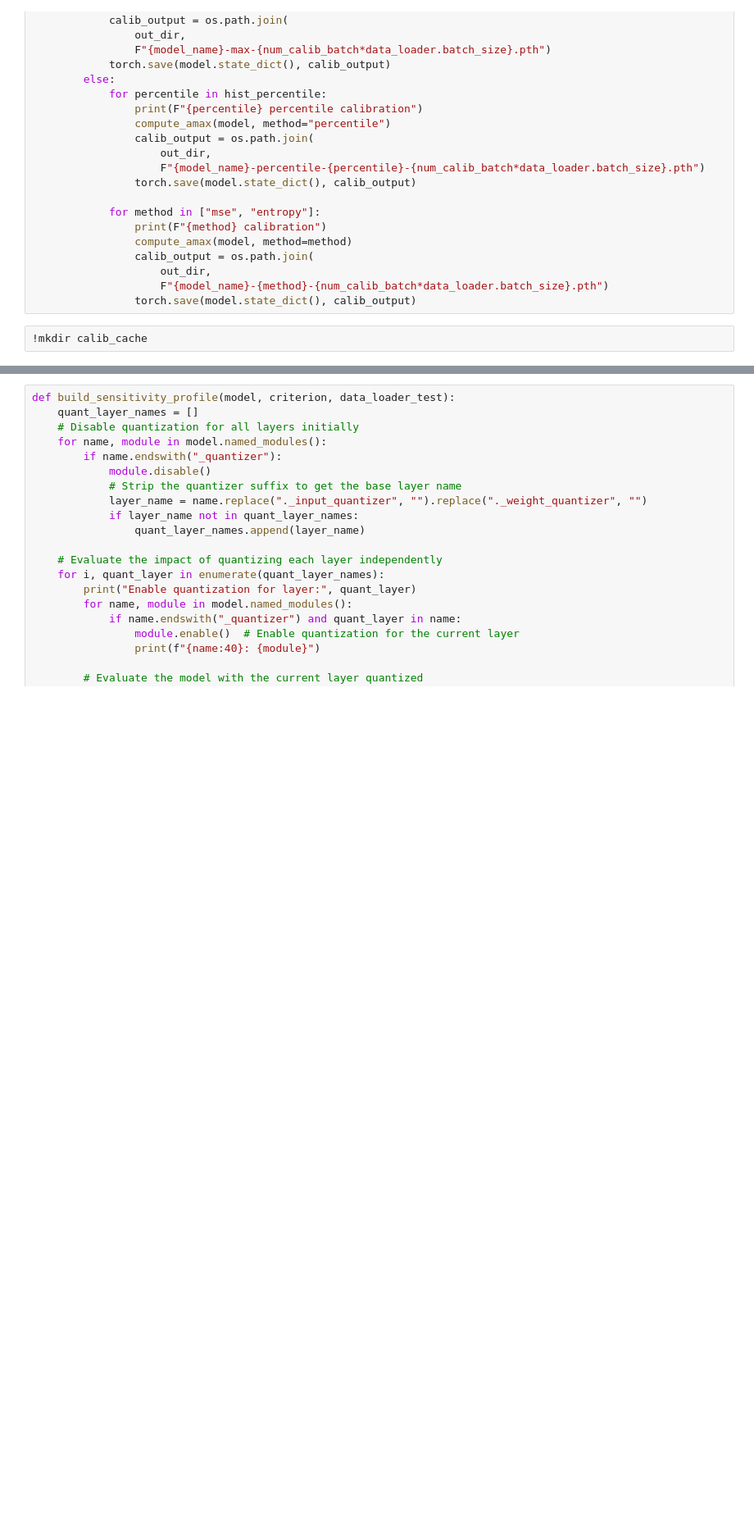
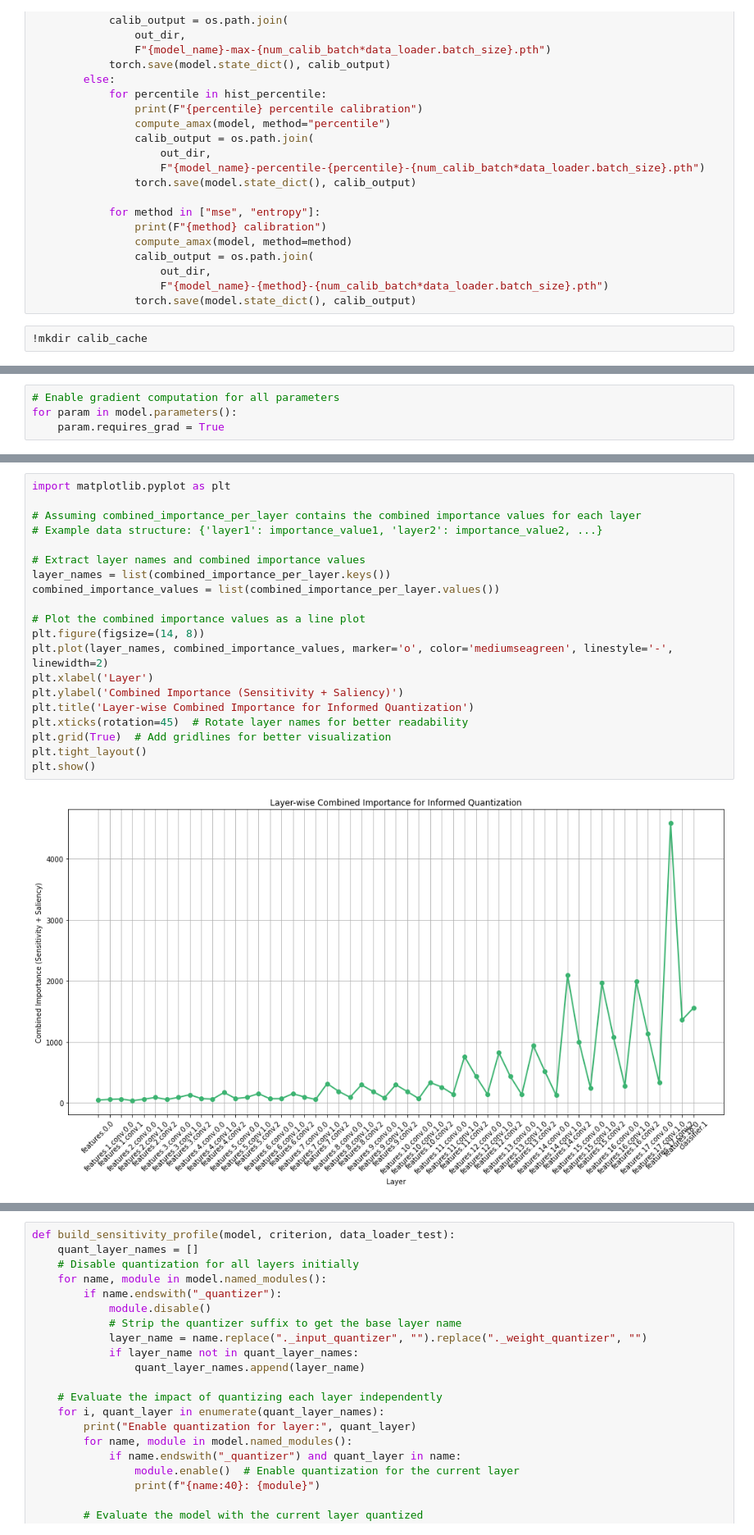
Before and after one commit to namrathasanjay/TensorRT-Quantization-ImageClassification, a Jupyter notebook: modelquantization-inference.ipynb, the cells around one changed output, grey strips where cells are left out. Shown at 82% size. Drawn from its saved outputs; the diff is of its cells as text; blank space fills up the shorter version.

```diff
--- a/modelquantization-inference.ipynb
+++ b/modelquantization-inference.ipynb
@@ -1313,0 +1513,4 @@ MobileNetV2(
+# %%
+# Enable gradient computation for all parameters
+for param in model.parameters():
+    param.requires_grad = True
@@ -1313,0 +1738,22 @@ MobileNetV2(
+# %%
+import matplotlib.pyplot as plt
+
+# Assuming combined_importance_per_layer contains the combined importance values for each layer
+# Example data structure: {'layer1': importance_value1, 'layer2': importance_value2, ...}
+
+# Extract layer names and combined importance values
+layer_names = list(combined_importance_per_layer.keys())
+combined_importance_values = list(combined_importance_per_layer.values())
+
+# Plot the combined importance values as a line plot
+plt.figure(figsize=(14, 8))
+plt.plot(layer_names, combined_importance_values, marker='o', color='mediumseagreen', linestyle='-', linewidth=2)
+plt.xlabel('Layer')
+plt.ylabel('Combined Importance (Sensitivity + Saliency)')
+plt.title('Layer-wise Combined Importance for Informed Quantization')
+plt.xticks(rotation=45)  # Rotate layer names for better readability
+plt.grid(True)  # Add gridlines for better visualization
+plt.tight_layout()
+plt.show()
+# %% [output]
+[figure, added]
```
Also changed, not shown: parts of 91 cells of this notebook.
